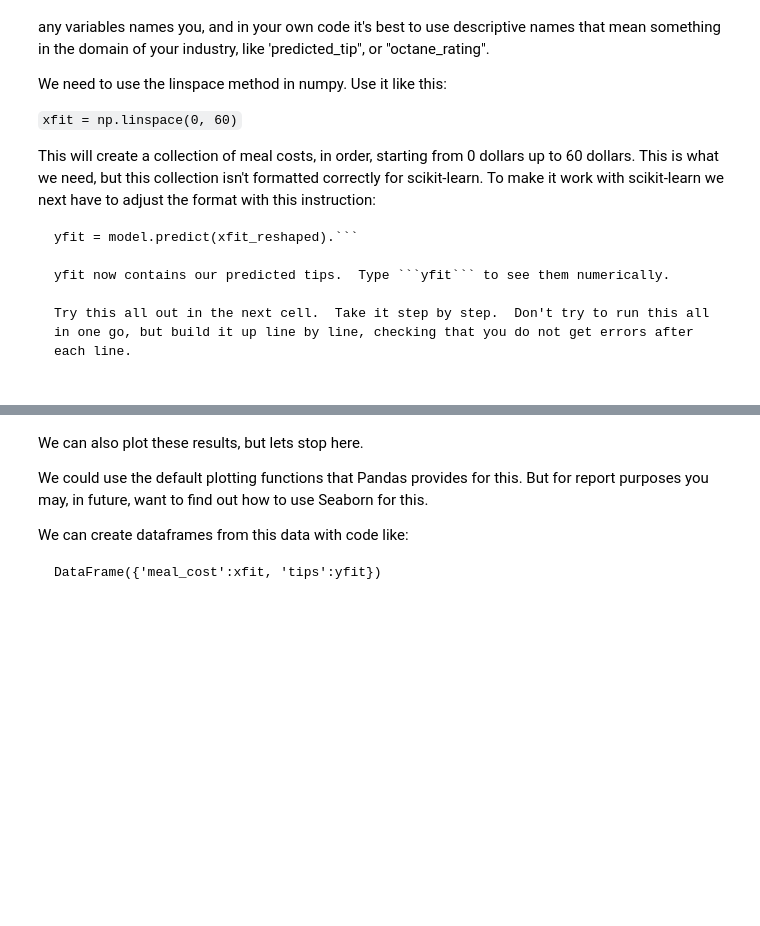
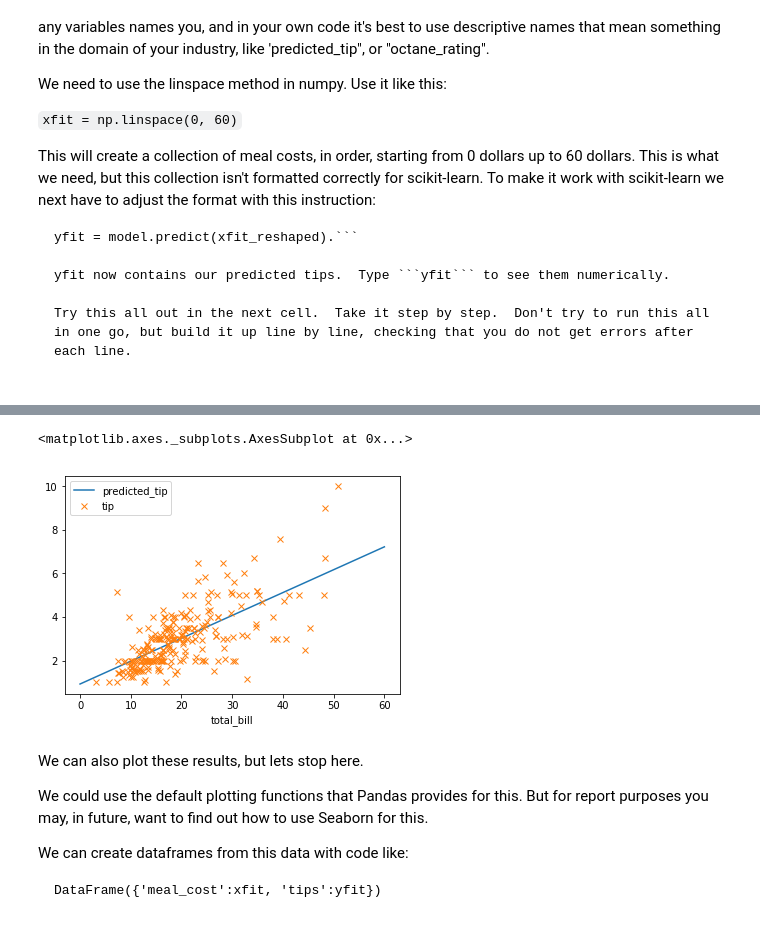
Before and after one commit to core-skills/05-simple-predictions, a Jupyter notebook: notebooks/session1and2.ipynb, the cells around one changed output, grey strips where cells are left out. Cells and saved outputs as stored; diff of their text form; code cells hidden in the pictures; blank space fills up the shorter version.

```diff
--- a/notebooks/session1and2.ipynb
+++ b/notebooks/session1and2.ipynb
@@ -129,3 +249,9 @@ Try this all out in the next cell.  Take it step by step.  Don't try to run this
+# %%
+ax = df.plot('meal_cost', 'predicted_tip')
+tips.plot('total_bill', 'tip', marker = 'x', linewidth = 0, ax=ax)
+# %% [output]
+<matplotlib.axes._subplots.AxesSubplot at 0x...>
+[figure, added]
 # %% [markdown]
 We can also plot these results, but lets stop here.
 
```
Also changed, not shown: parts of 20 cells of this notebook.
